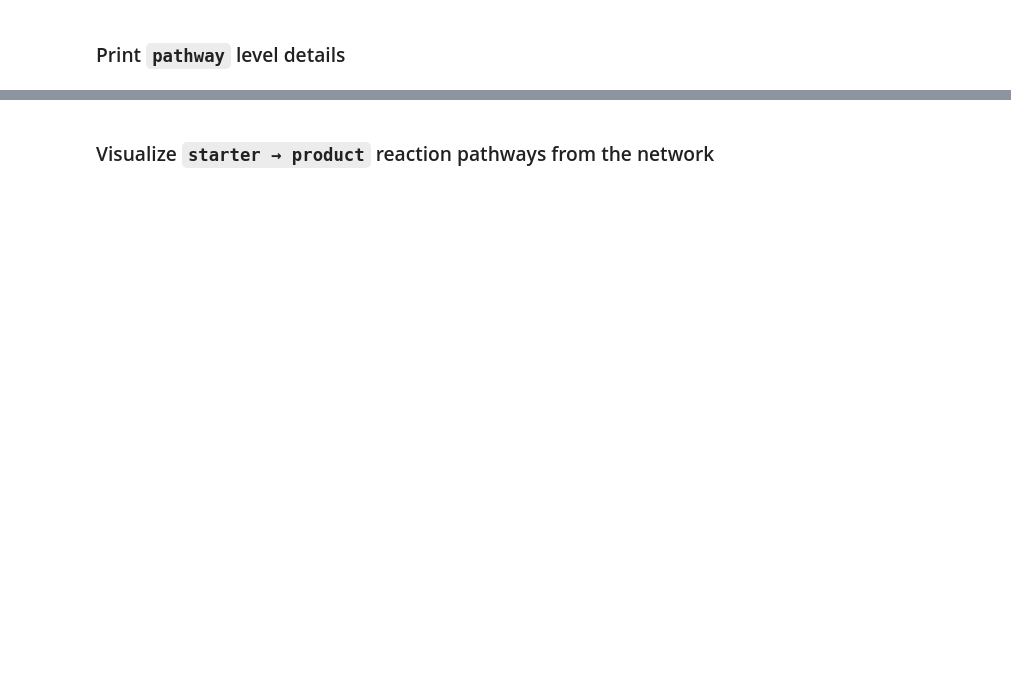
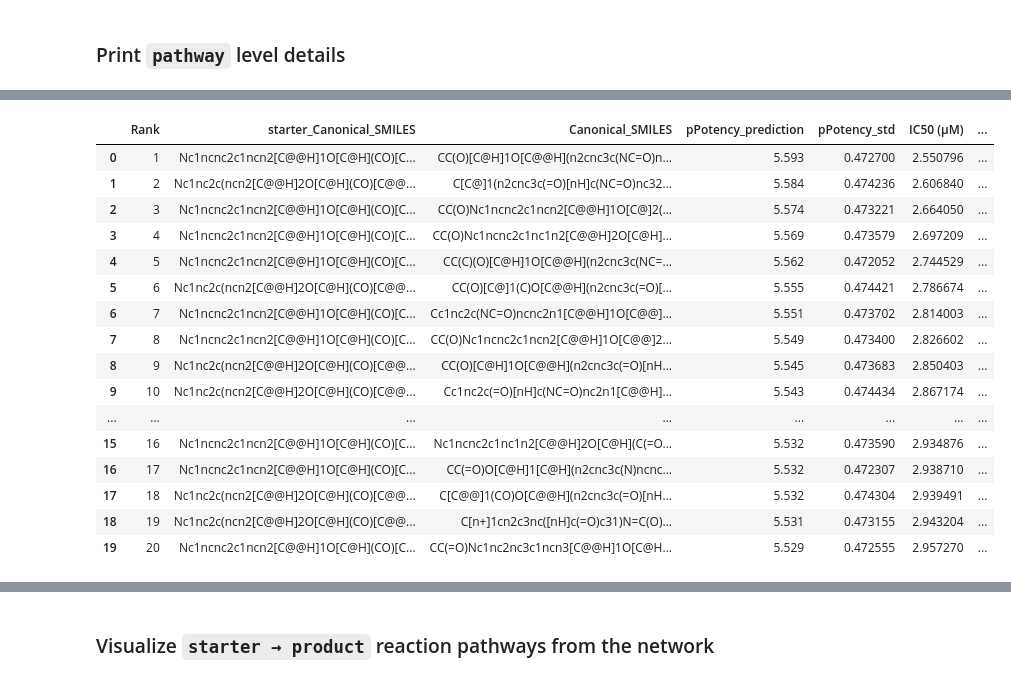
Before and after one commit to soumyadeepghosh35/doranet, a Jupyter notebook: scripts/Adenosine_Pubchem/AdenosineOnly_gen3/generatedMolecules.ipynb, the cells around one changed output, grey strips where cells are left out. Cells and saved outputs as stored; diff of their text form; code cells hidden in the pictures; blank space fills up the shorter version.

```diff
--- a/scripts/Adenosine_Pubchem/AdenosineOnly_gen3/generatedMolecules.ipynb
+++ b/scripts/Adenosine_Pubchem/AdenosineOnly_gen3/generatedMolecules.ipynb
@@ -896,0 +897,21 @@ Starter : Nc1ncnc2c1ncn2[C@@H]1O[C@H](CO)[C@@H](O)[C@H]1O
+# %%
+targetCompound_DF = pd.read_csv("/mnt/data.ese/nfs/users/sghosh6/DTRA_project/MACAW/DrugDesignData/Results/combinedEbolaVirus_bestMACAW_allDB_generative/combinedEbola_allDORAnetGenerated_Antivirals_wARTprediction_top20.csv")
+targetCompound_DF
+# %% [output]
+|  | Rank | starter_Canonical_SMILES | Canonical_SMILES | pPotency_prediction | pPotency_std | IC50 (µM) | ... |
+| 0 | 1 | Nc1ncnc2c1ncn2[C@@H]1O[C@H](CO)[C... | CC(O)[C@H]1O[C@@H](n2cnc3c(NC=O)n... | 5.593 | 0.472700 | 2.550796 | ... |
+| 1 | 2 | Nc1nc2c(ncn2[C@@H]2O[C@H](CO)[C@@... | C[C@]1(n2cnc3c(=O)[nH]c(NC=O)nc32... | 5.584 | 0.474236 | 2.606840 | ... |
+| 2 | 3 | Nc1ncnc2c1ncn2[C@@H]1O[C@H](CO)[C... | CC(O)Nc1ncnc2c1ncn2[C@@H]1O[C@]2(... | 5.574 | 0.473221 | 2.664050 | ... |
+| 3 | 4 | Nc1ncnc2c1ncn2[C@@H]1O[C@H](CO)[C... | CC(O)Nc1ncnc2c1nc1n2[C@@H]2O[C@H]... | 5.569 | 0.473579 | 2.697209 | ... |
+| 4 | 5 | Nc1ncnc2c1ncn2[C@@H]1O[C@H](CO)[C... | CC(C)(O)[C@H]1O[C@@H](n2cnc3c(NC=... | 5.562 | 0.472052 | 2.744529 | ... |
+| 5 | 6 | Nc1nc2c(ncn2[C@@H]2O[C@H](CO)[C@@... | CC(O)[C@]1(C)O[C@@H](n2cnc3c(=O)[... | 5.555 | 0.474421 | 2.786674 | ... |
+| 6 | 7 | Nc1ncnc2c1ncn2[C@@H]1O[C@H](CO)[C... | Cc1nc2c(NC=O)ncnc2n1[C@@H]1O[C@@]... | 5.551 | 0.473702 | 2.814003 | ... |
+| 7 | 8 | Nc1ncnc2c1ncn2[C@@H]1O[C@H](CO)[C... | CC(O)Nc1ncnc2c1ncn2[C@@H]1O[C@@]2... | 5.549 | 0.473400 | 2.826602 | ... |
+| 8 | 9 | Nc1nc2c(ncn2[C@@H]2O[C@H](CO)[C@@... | CC(O)[C@H]1O[C@@H](n2cnc3c(=O)[nH... | 5.545 | 0.473683 | 2.850403 | ... |
+| 9 | 10 | Nc1nc2c(ncn2[C@@H]2O[C@H](CO)[C@@... | Cc1nc2c(=O)[nH]c(NC=O)nc2n1[C@@H]... | 5.543 | 0.474434 | 2.867174 | ... |
+| ... | ... | ... | ... | ... | ... | ... | ... |
+| 15 | 16 | Nc1ncnc2c1ncn2[C@@H]1O[C@H](CO)[C... | Nc1ncnc2c1nc1n2[C@@H]2O[C@H](C(=O... | 5.532 | 0.473590 | 2.934876 | ... |
+| 16 | 17 | Nc1ncnc2c1ncn2[C@@H]1O[C@H](CO)[C... | CC(=O)O[C@H]1[C@H](n2cnc3c(N)ncnc... | 5.532 | 0.472307 | 2.938710 | ... |
+| 17 | 18 | Nc1nc2c(ncn2[C@@H]2O[C@H](CO)[C@@... | C[C@@]1(CO)O[C@@H](n2cnc3c(=O)[nH... | 5.532 | 0.474304 | 2.939491 | ... |
+| 18 | 19 | Nc1nc2c(ncn2[C@@H]2O[C@H](CO)[C@@... | C[n+]1cn2c3nc([nH]c(=O)c31)N=C(O)... | 5.531 | 0.473155 | 2.943204 | ... |
+| 19 | 20 | Nc1ncnc2c1ncn2[C@@H]1O[C@H](CO)[C... | CC(=O)Nc1nc2nc3c1ncn3[C@@H]1O[C@H... | 5.529 | 0.472555 | 2.957270 | ... |
```
Also changed, not shown: parts of 7 cells of this notebook, 32 other files.
